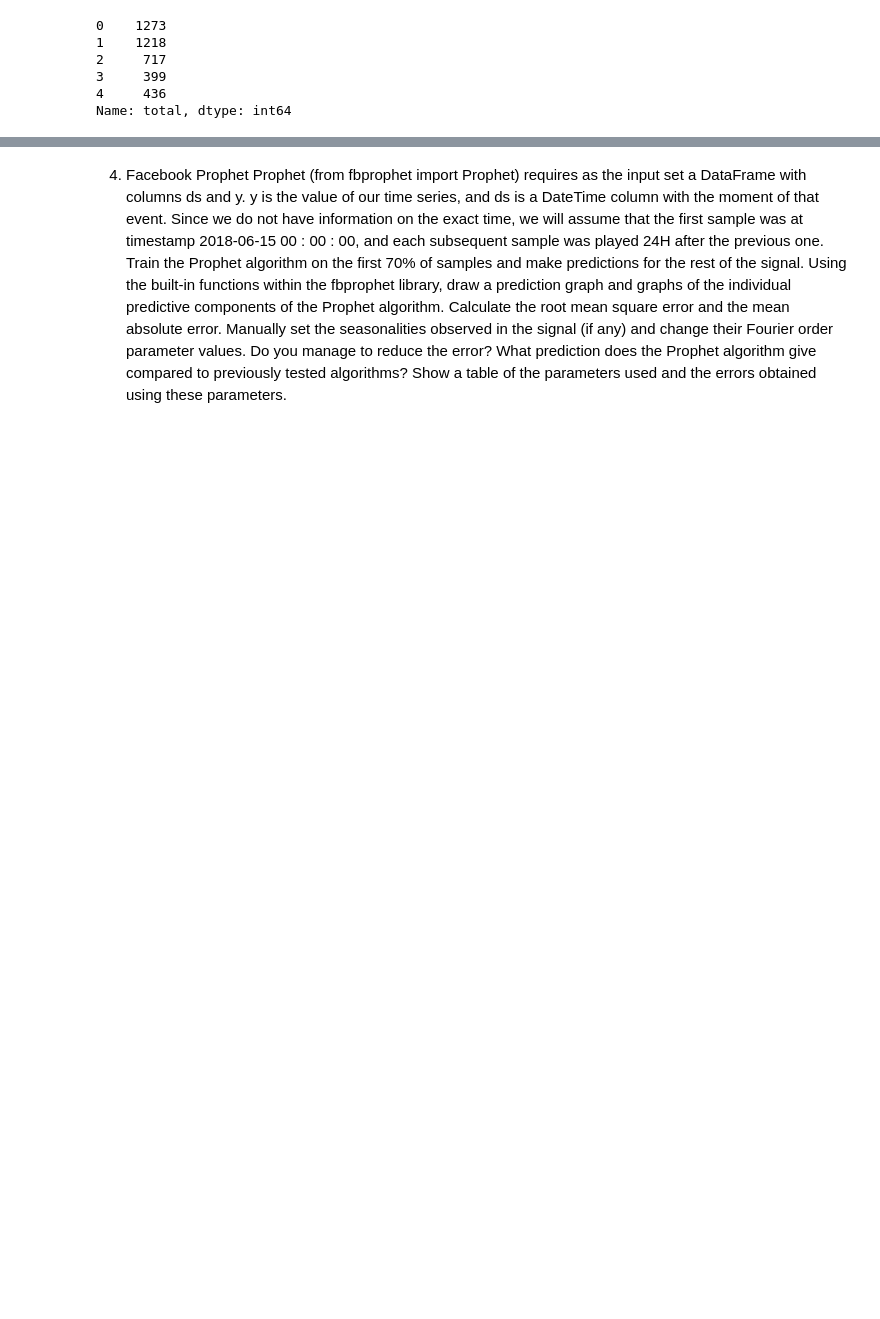
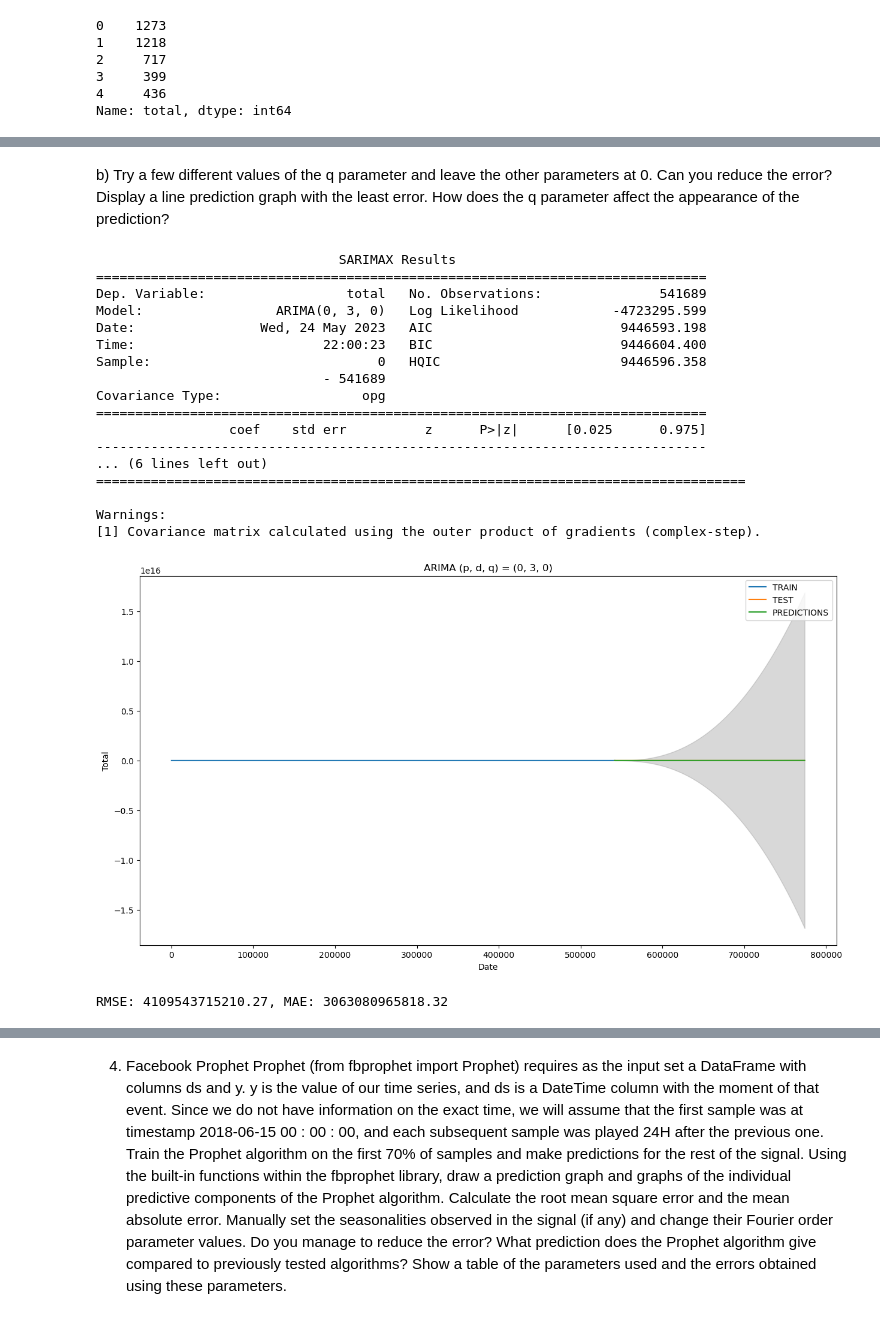
Before and after one commit to NinoPoletan/Detekcija-anomalija, a Jupyter notebook: lab3.ipynb, the cells around one changed output, grey strips where cells are left out. Saved outputs shown, nothing was run; the diff lists cells and outputs as text; code cells hidden in the pictures; blank space fills up the shorter version.

```diff
--- a/lab3.ipynb
+++ b/lab3.ipynb
@@ -275,0 +370,25 @@ plt.show()
+# %% [markdown]
+b)
+    Try a few different values of the q parameter and leave the other parameters at 0. Can you reduce the error? Display a line prediction graph with the least error. How does the q parameter affect the appearance of the prediction?
+# %%
+funARIMA(0,3,0,X_train,X_test,X_train_transformed)
+# %% [output]
+                               SARIMAX Results
+==============================================================================
+Dep. Variable:                  total   No. Observations:               541689
+Model:                 ARIMA(0, 3, 0)   Log Likelihood            -4723295.599
+Date:                Wed, 24 May 2023   AIC                        9446593.198
+Time:                        22:00:23   BIC                        9446604.400
+Sample:                             0   HQIC                       9446596.358
+                             - 541689
+Covariance Type:                  opg
+==============================================================================
+                 coef    std err          z      P>|z|      [0.025      0.975]
+------------------------------------------------------------------------------
+... (6 lines left out)
+===================================================================================
+
+Warnings:
+[1] Covariance matrix calculated using the outer product of gradients (complex-step).
+[figure, added]
+RMSE: 4109543715210.27, MAE: 3063080965818.32
```
Also changed, not shown: parts of 37 cells of this notebook, 1 other file.
